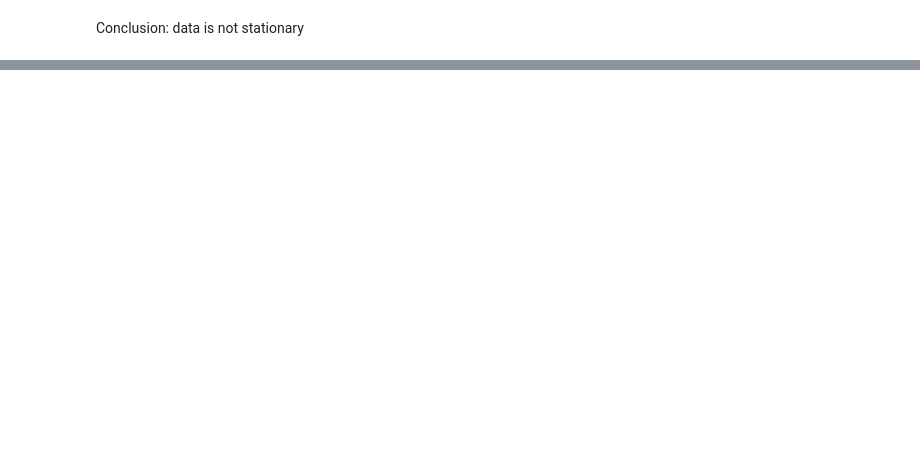
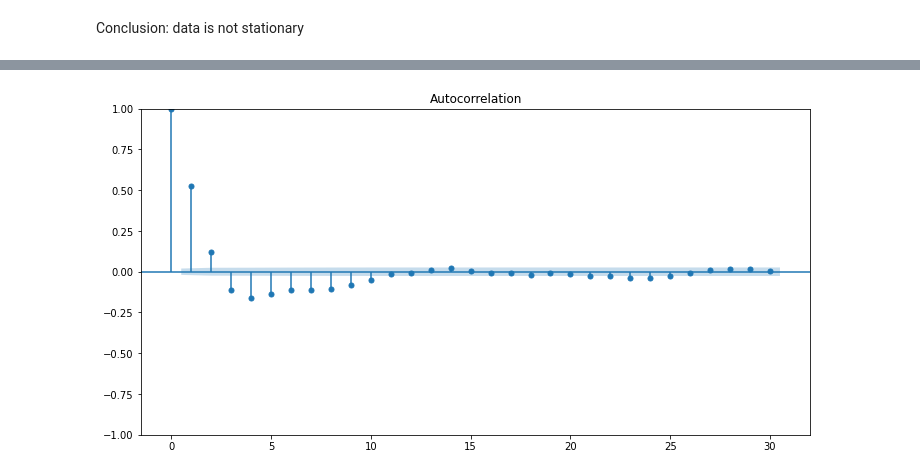
Before and after one commit to inaug22/capstone3, a Jupyter notebook: notebooks/glucose_wrangling+EDA.ipynb, the cells around one changed output, grey strips where cells are left out. Cells and saved outputs as stored; diff of their text form; code cells hidden in the pictures; blank space fills up the shorter version.

```diff
--- a/notebooks/glucose_wrangling+EDA.ipynb
+++ b/notebooks/glucose_wrangling+EDA.ipynb
@@ -448,0 +469,7 @@ Some questions:
+# %%
+# need to difference first, since data is not stationary
+df_gluc_diff = df_gluc_resampled.diff().dropna()
+fig, ax = plt.subplots(figsize=(12, 6))
+plot_acf(df_gluc_diff, lags=30, ax=ax);
+# %% [output]
+[figure, added]
```
Also changed, not shown: parts of 11 cells of this notebook.
